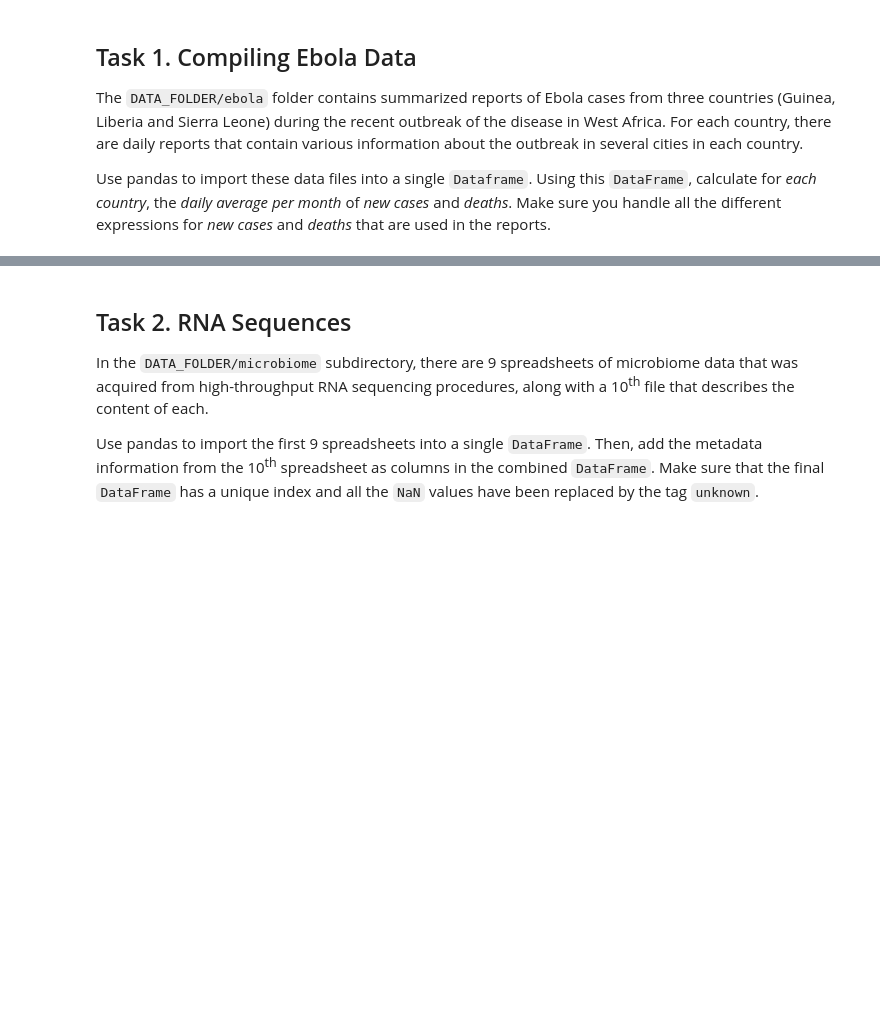
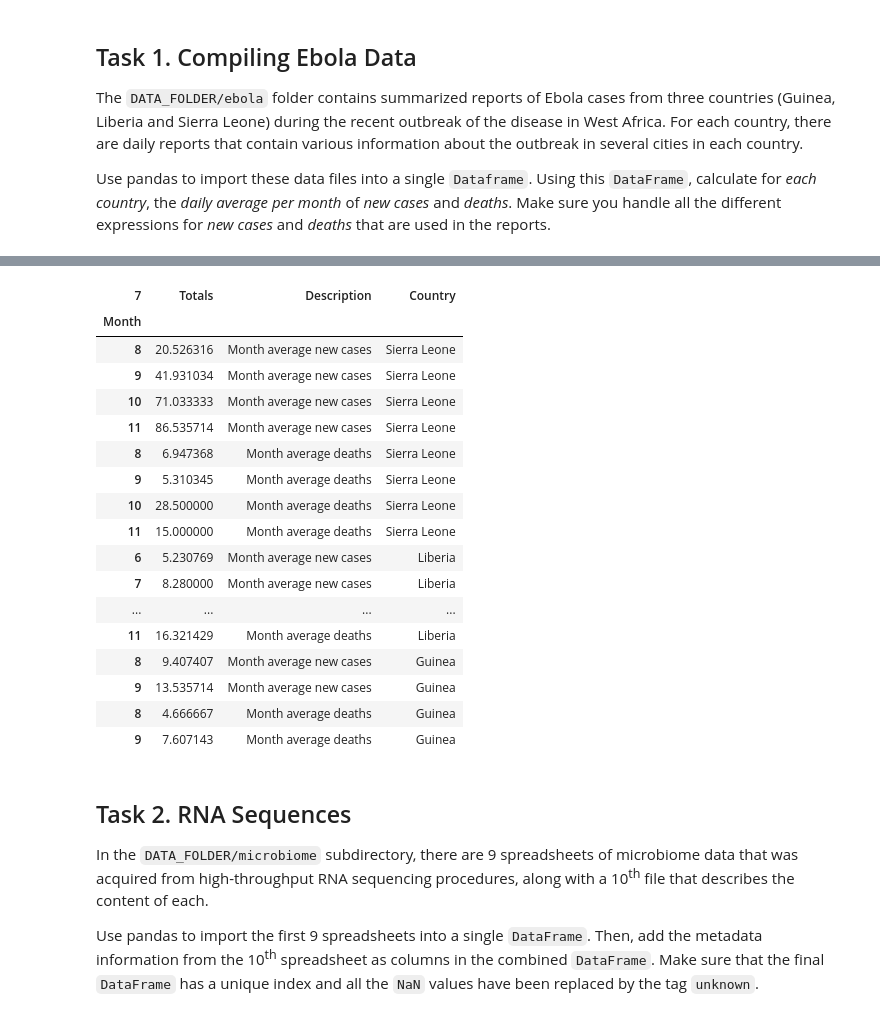
Before and after one commit to pmichele/ADA-Group, a Jupyter notebook: Michele/01 - Pandas and Data Wrangling/Homework 1.ipynb, the cells around one changed output, grey strips where cells are left out. Saved outputs shown, nothing was run; the diff lists cells and outputs as text; code cells hidden in the pictures; blank space fills up the shorter version.

```diff
--- a/Michele/01 - Pandas and Data Wrangling/Homework 1.ipynb
+++ b/Michele/01 - Pandas and Data Wrangling/Homework 1.ipynb
@@ -17,6 +17,7 @@ Make sure you handle all the different expressions for *new cases* and *deaths*
 import pandas as pd
 import glob as glob
 import datetime as dt
+import calendar
 
 #We only take care of confirmed deaths
 '''The average number of new cases / deaths is computed by subtracting to the cumulative amount on the last
@@ -74,8 +75,6 @@ def getDay(date):
     else: d = dt.datetime.strptime(date, "%Y-%m-%d")
     return d.day
 
-
-
 def amount_on(month, day, desc):
     onDate = month[month['Day'] == day]
     amount = 0.0
@@ -94,42 +93,32 @@ def month_avg(month, desc):
 def all_months_avgs(country, desc):
     return country.groupby(['Month']).apply(month_avg, desc)
 
-def guinea_means(df):
-    print("1. Guinea")
-    guinea = df[df['Country'] == "guinea_data"]
-    guinea = guinea[guinea['Month'] < 10]
-    print("Average daily deaths per month")
-    print(all_months_avgs(guinea, ["Total deaths (confirmed + probables + suspects)"]), "\n")
-    print("Average daily new cases per month")
-    print(all_months_avgs(guinea, ["Cumulative (confirmed + probable + suspects)"]), "\n")
-
-def liberia_means(df):
-    print("2. Liberia")
-    lib = df[df['Country'] == "liberia_data"]
-    lib = lib[lib['Month'] < 12]
-    print("Average daily deaths per month")
-    print(all_months_avgs(lib, ["Total death/s in confirmed, probable, suspected cases"]), "\n")
-    print("Average daily new cases per month")
-    print(all_months_avgs(lib, ["Total suspected cases",
-                                "Total probable cases",
-                                "Total confirmed cases"]), "\n")
-
-def sierra_leone_means(df):
-    print("3. Sierra Leone")
-    sl = df[df['Country'] == "sl_data"]
-    sl = sl[sl['Month'] < 12.0]
-    print("Average daily deaths per month")
-    print(all_months_avgs(sl, ["death_confirmed",
-                                "death_suspected",
-                                "death_probable"]), "\n")
-    print("Average daily new cases per month")
-    print(all_months_avgs(sl, ["cum_suspected",
-                                "cum_probable",
-                                "cum_confirmed"]), "\n")
+def country_means(country, death_descriptors, new_cases_descriptors, country_label):
+    res1 = all_months_avgs(country, death_descriptors)
+    res1['Description'] = "Month average deaths"
+    res2 = all_months_avgs(country, new_cases_descriptors)
+    res2['Description'] = "Month average new cases"
+    res = res2.append(res1)
+    res['Country'] = country_label
+    return res
 
 df = read_countries()
 data_cleaning(df)
-guinea_means(df)
-liberia_means(df)
-sierra_leone_means(df)
+
+guinea = df[df['Country'] == "guinea_data"]
+guinea = guinea[guinea['Month'] < 10]
+guinea_res = country_means(guinea, ["Total deaths (confirmed + probables + suspects)"],
+                          ["Cumulative (confirmed + probable + suspects)"], "Guinea")
+lib = df[df['Country'] == "liberia_data"]
+lib = lib[lib['Month'] < 12]
+lib_res = country_means(lib, ["Total death/s in confirmed, probable, suspected cases"],
+                 ["Total suspected cases", "Total probable cases", "Total confirmed cases"],
+                  "Liberia")
+sl = df[df['Country'] == "sl_data"]
+sl = sl[sl['Month'] < 12.0]
+sl_res = country_means(sl, ["death_confirmed", "death_suspected", "death_probable"],
+                       ["cum_suspected", "cum_probable", "cum_confirmed"], "Sierra Leone")
+res = sl_res.append(lib_res).append(guinea_res)
+#res['Month'] = res['Month'].apply(lambda x: calendar.month_abbr[x])
+res
 # %% [output]
@@ -153,3 +125,21 @@ Month
+| 7 | Totals | Description | Country |
+| Month |  |  |  |
+| 8 | 20.526316 | Month average new cases | Sierra Leone |
+| 9 | 41.931034 | Month average new cases | Sierra Leone |
+| 10 | 71.033333 | Month average new cases | Sierra Leone |
+| 11 | 86.535714 | Month average new cases | Sierra Leone |
+| 8 | 6.947368 | Month average deaths | Sierra Leone |
+| 9 | 5.310345 | Month average deaths | Sierra Leone |
+| 10 | 28.500000 | Month average deaths | Sierra Leone |
+| 11 | 15.000000 | Month average deaths | Sierra Leone |
+| 6 | 5.230769 | Month average new cases | Liberia |
+| 7 | 8.280000 | Month average new cases | Liberia |
+| ... | ... | ... | ... |
+| 11 | 16.321429 | Month average deaths | Liberia |
+| 8 | 9.407407 | Month average new cases | Guinea |
+| 9 | 13.535714 | Month average new cases | Guinea |
+| 8 | 4.666667 | Month average deaths | Guinea |
+| 9 | 7.607143 | Month average deaths | Guinea |
 # %% [markdown]
 ## Task 2. RNA Sequences
 
```
Also changed, not shown: parts of 3 cells of this notebook, 1 other file.
